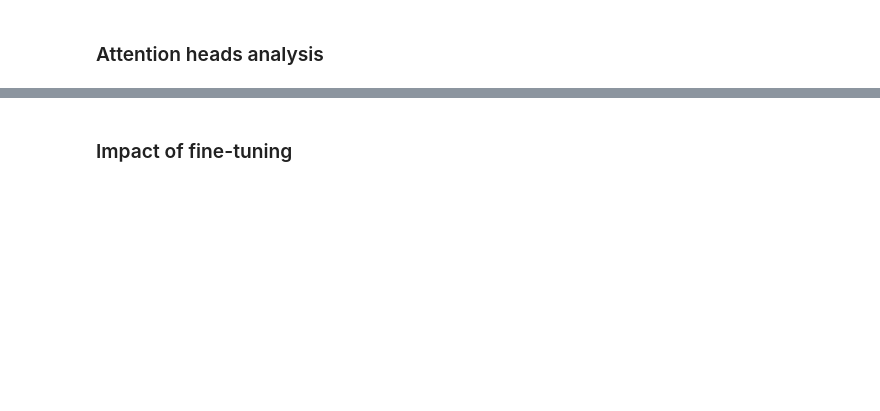
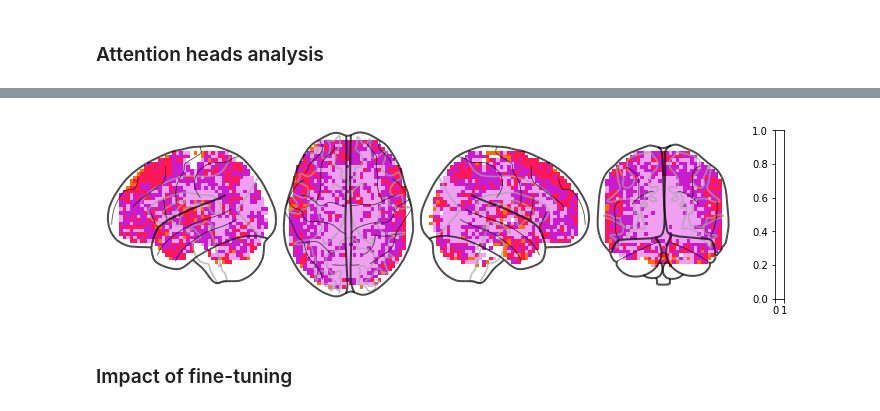
Before and after one commit to AlexandrePsq/LePetitPrince, a Jupyter notebook: fMRI/Analysis.ipynb, the cells around one changed output, grey strips where cells are left out. Saved outputs shown, nothing was run; the diff lists cells and outputs as text; code cells hidden in the pictures; blank space fills up the shorter version.

```diff
--- a/fMRI/Analysis.ipynb
+++ b/fMRI/Analysis.ipynb
@@ -851,13 +999,14 @@ language_roi = ['Inferior Frontal Gyrus, pars triangularis',
 syntactic_roi += [surnames[item] for item in syntactic_roi]
 language_roi += [surnames[item] for item in language_roi]
 # %%
-def vertical_plot(data, x_names, analysis_name, save_folder, object_of_interest, surnames, models, syntactic_roi, language_roi, figsize=(7.6,12), count=False, title=None, ylabel='Regions of interest (ROI)', xlabel='R2 value', model_name=''):
+def vertical_plot(data, x_names, analysis_name, save_folder, object_of_interest, surnames, models, syntactic_roi, language_roi, figsize=(9,12), count=False, title=None, ylabel='Regions of interest (ROI)', xlabel='R2 value', model_name=''):
     """Plots models vertically.
     """
-    limit = (-0.01, 0.05) if object_of_interest=='R2' else None
+    #limit = (-0.01, 0.05) if object_of_interest=='R2' else None
+    limit = None
     dash_inf = limit[0] if limit else 0
     x = x_names.copy()
-    plt.figure(figsize=figsize)
+    plt.figure(figsize=figsize) # (7.6,12)
     ax = plt.axes()
     order = np.argsort(np.mean(data, axis=1))
     data = data[order, :]
@@ -891,6 +1040,7 @@ def vertical_plot(data, x_names, analysis_name, save_folder, object_of_interest,
     check_folder(save_folder)
     plt.savefig(os.path.join(save_folder, '{model_name}-{analysis_name}.png'.format(model_name=model_name,
                                                                                     analysis_name=analysis_name)))
+    #plt.show()
     plt.close('all')
 # %%
 atlas_maps, labels = load_atlas() # load harvard-oxford atlas named'cort-prob-2mm'
@@ -897,5 +1049,4 @@ atlas_maps, labels = load_atlas() # load harvard-oxford atlas named'cort-prob-2m
 # %%
-
 for model_name in model_names:
     for key in analysis:
         maps = []
@@ -905,8 +1056,8 @@ for model_name in model_names:
             else:
                 name = '_'.join([model_name, model])
                 path = os.path.join(PROJECT_PATH, 'derivatives/fMRI/analysis/{}/{}'.format(language, name))
-                name = 'group_fdr_effect'
-                maps.append(fetch_map(path, name))
+                name = 'R2_group_fdr_effect'
+                maps.append(fetch_map(path, name)[0])
         plot_name = ["{} for {}".format(model_name, key)]
         x_labels = labels[1:]
 
@@ -940,10 +1091,10 @@ for model_name in model_names:
             models = models[:3] + models[6:7] + models[3:6] + models[7:]
 
         print("\tPlotting...")
-        vertical_plot(mean, x_labels, '{}-Mean_value_per_ROI'.format(key),
+        vertical_plot(mean, x_labels, '{}-Mean_R2_per_ROI'.format(key),
                         os.path.join(PROJECT_PATH, 'derivatives/fMRI/analysis/{}/{}'.format(language, key + '-Average')),
                         'R2', surnames, models, syntactic_roi, language_roi, xlabel='Average R2 values', title='{}-{}'.format(model_name, key), model_name=model_name)
-        vertical_plot(third_quartile, x_labels, '{}-Third quartile per ROI'.format(key),
+        vertical_plot(third_quartile, x_labels, '{}-R2_Third_quartile_per_ROI'.format(key),
                         os.path.join(PROJECT_PATH, 'derivatives/fMRI/analysis/{}/{}'.format(language,  key + '-3rd_Quartile')),
                         'R2', surnames, models, syntactic_roi, language_roi, xlabel='Third Quartile R2 values', title='{}-{}'.format(model_name, key), model_name=model_name)
         print("\t\t-->Done")
@@ -974,0 +1359,2 @@ for model_name in model_names:
+# %%
+masker = fetch_masker(MASKER_PATH, language, FMRIDATA_PATH, INPUT_PATH, smoothing_fwhm=None, logger=logger)
@@ -974,0 +1457,73 @@ for model_name in model_names:
+# %%
+for model_name in model_names:
+    for key in analysis:
+        maps = []
+        for model in data[model_name][key].keys():
+            if model == 'models':
+                models = data[model_name][key][model]
+            else:
+                name = '_'.join([model_name, model])
+                path = os.path.join(PROJECT_PATH, 'derivatives/fMRI/analysis/{}/{}'.format(language, name))
+                name = 'Pearson_coeff_group_fdr_effect'
+                maps.append(fetch_map(path, name)[0])
+        # Small reordering of models so that layers are in increasing order
+        maps
+        if key=='Hidden-layers':
+            maps = maps[:2] + maps[5:] + maps[2:5]
+            models = models[:2] + models[5:] + models[2:5]
+            load = 0
+        elif key=='Attention-layers':
+            maps = maps[:1] + maps[4:] + maps[1:4]
+            models = models[:1] + models[4:] + models[1:4]
+            load = 1
+        elif key=='Specific-attention-heads':
+            maps = maps[:3] + maps[6:7] + maps[3:6] + maps[7:]
+            models = models[:3] + models[6:7] + models[3:6] + models[7:]
+            load = 0
+        data_tmp = np.stack(masker.transform(map_) for map_ in maps)
+        data_tmp = np.argmax(data_tmp, axis=0)
+        #m = np.max(data_tmp)
+        data_tmp = (data_tmp + load)
+        print(np.unique(data_tmp))
+
+        plot_name = "Pearson_coeff-{}-{}".format(model_name, key)
+
+
+        colormap = plt.cm.gist_ncar  # define the colormap
+        # extract all colors from the color map
+        #cmaplist = [colormap(i) for i in np.linspace(0, colormap.N, len(models))]
+        cmaplist = [colormap(i) for i in range(colormap.N)]
+        indexes = [int(item) for item in np.linspace(0, colormap.N,  len(models)+1)]
+        palette = np.array([cmaplist[index] for index in indexes[:-1]])
+
+
+        # create the new map
+        #cmap = matplotlib.colors.LinearSegmentedColormap.from_list(
+        #    'Custom cmap', cmaplist, len(models))
+        cmap = matplotlib.colors.LinearSegmentedColormap.from_list(
+            'Custom cmap', palette, N=len(models)*2 ) #colormap(np.linspace(0, colormap.N, len(models)))
+        # define the bins and normalize
+        bounds = np.linspace(load, len(models)+load, len(models) + 1)
+        norm = matplotlib.colors.BoundaryNorm(bounds, len(models)*2) # colormap.N
+
+        print(vars(cmap))
+        img = masker.inverse_transform(data_tmp)
+
+        display = plotting.plot_glass_brain(
+            img,
+            colorbar=True,
+            cmap=cmap,
+            norm=norm,
+            plot_abs=False,
+            display_mode='lzry',
+            title=plot_name)
+        saving_path = os.path.join(PROJECT_PATH, 'derivatives/fMRI/analysis/{}/glass_brains/'.format(language))
+        check_folder(saving_path)
+        print(plot_name)
+        #plt.show()
+        display.savefig(saving_path + plot_name + '.png')
+        nib.save(img, saving_path + plot_name + '.nii.gz')
+        plt.close('all')
+
+        print("\t\t-->Done")
+# %% [output]
@@ -975,3 +1533,4 @@ for model_name in model_names:
+[figure, added]
 # %%
 def layer_plot(X,Y, error, surnames, object_of_interest, roi, limit, save_folder, name):
     """Layer-wised plot per ROI
```
Also changed, not shown: parts of 22 cells of this notebook.
